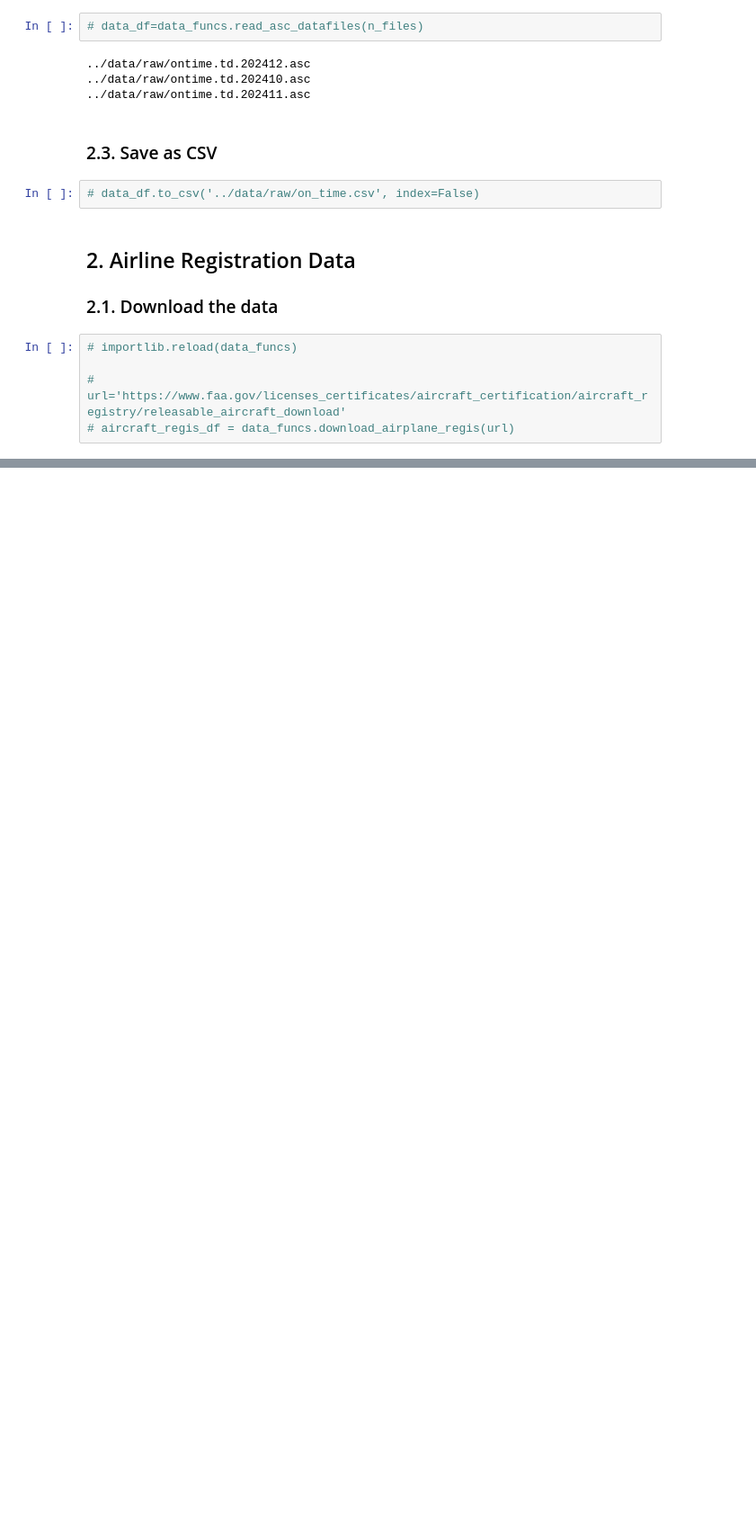
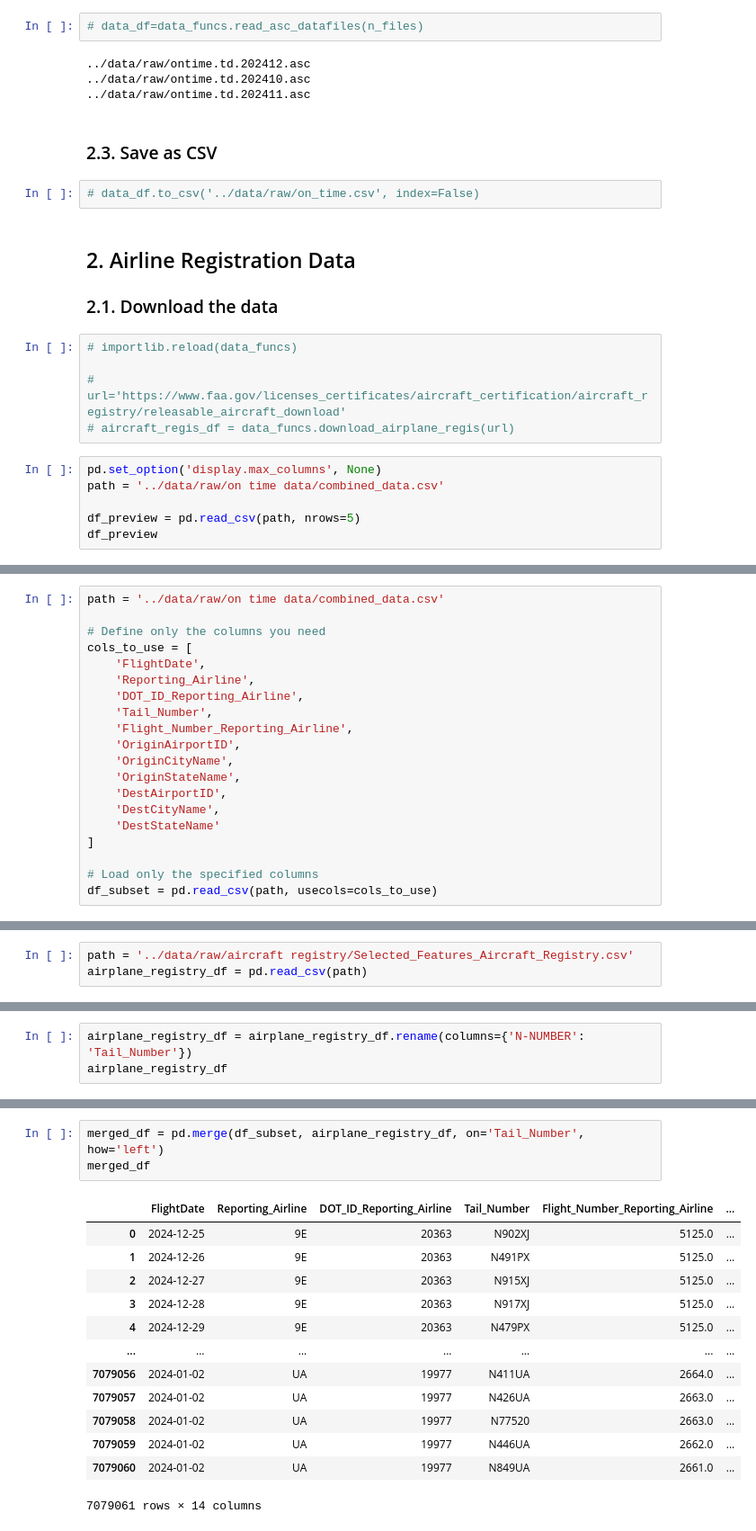
Before and after one commit to 4GeeksAcademy/maps-aviation_final_project, a Jupyter notebook: src/data_acquisition.ipynb, the cells around one changed output, grey strips where cells are left out. Shown: that part at 90% size. Cells and saved outputs as stored; diff of their text form; blank space fills up the shorter version.

Commit message:
merged data

```diff
--- a/src/data_acquisition.ipynb
+++ b/src/data_acquisition.ipynb
@@ -92,3 +92,9 @@ Processing ../data/raw/on time data/On_Time_Reporting_Carrier_On_Time_Performanc
 
 # url='https://www.faa.gov/licenses_certificates/aircraft_certification/aircraft_registry/releasable_aircraft_download'
 # aircraft_regis_df = data_funcs.download_airplane_regis(url)
+# %%
+pd.set_option('display.max_columns', None)
+path = '../data/raw/on time data/combined_data.csv'
+
+df_preview = pd.read_csv(path, nrows=5)
+df_preview
@@ -94,0 +110,20 @@ Processing ../data/raw/on time data/On_Time_Reporting_Carrier_On_Time_Performanc
+# %%
+path = '../data/raw/on time data/combined_data.csv'
+
+# Define only the columns you need
+cols_to_use = [
+    'FlightDate',
+    'Reporting_Airline',
+    'DOT_ID_Reporting_Airline',
+    'Tail_Number',
+    'Flight_Number_Reporting_Airline',
+    'OriginAirportID',
+    'OriginCityName',
+    'OriginStateName',
+    'DestAirportID',
+    'DestCityName',
+    'DestStateName'
+]
+
+# Load only the specified columns
+df_subset = pd.read_csv(path, usecols=cols_to_use)
@@ -94,0 +145,3 @@ Processing ../data/raw/on time data/On_Time_Reporting_Carrier_On_Time_Performanc
+# %%
+path = '../data/raw/aircraft registry/Selected_Features_Aircraft_Registry.csv'
+airplane_registry_df = pd.read_csv(path)
@@ -94,0 +164,3 @@ Processing ../data/raw/on time data/On_Time_Reporting_Carrier_On_Time_Performanc
+# %%
+airplane_registry_df = airplane_registry_df.rename(columns={'N-NUMBER': 'Tail_Number'})
+airplane_registry_df
@@ -94,0 +181,17 @@ Processing ../data/raw/on time data/On_Time_Reporting_Carrier_On_Time_Performanc
+# %%
+merged_df = pd.merge(df_subset, airplane_registry_df, on='Tail_Number', how='left')
+merged_df
+# %% [output]
+|  | FlightDate | Reporting_Airline | DOT_ID_Reporting_Airline | Tail_Number | Flight_Number_Reporting_Airline | ... |
+| 0 | 2024-12-25 | 9E | 20363 | N902XJ | 5125.0 | ... |
+| 1 | 2024-12-26 | 9E | 20363 | N491PX | 5125.0 | ... |
+| 2 | 2024-12-27 | 9E | 20363 | N915XJ | 5125.0 | ... |
+| 3 | 2024-12-28 | 9E | 20363 | N917XJ | 5125.0 | ... |
+| 4 | 2024-12-29 | 9E | 20363 | N479PX | 5125.0 | ... |
+| ... | ... | ... | ... | ... | ... | ... |
+| 7079056 | 2024-01-02 | UA | 19977 | N411UA | 2664.0 | ... |
+| 7079057 | 2024-01-02 | UA | 19977 | N426UA | 2663.0 | ... |
+| 7079058 | 2024-01-02 | UA | 19977 | N77520 | 2663.0 | ... |
+| 7079059 | 2024-01-02 | UA | 19977 | N446UA | 2662.0 | ... |
+| 7079060 | 2024-01-02 | UA | 19977 | N849UA | 2661.0 | ... |
+7079061 rows × 14 columns
```
Also changed, not shown: parts of 10 cells of this notebook.
